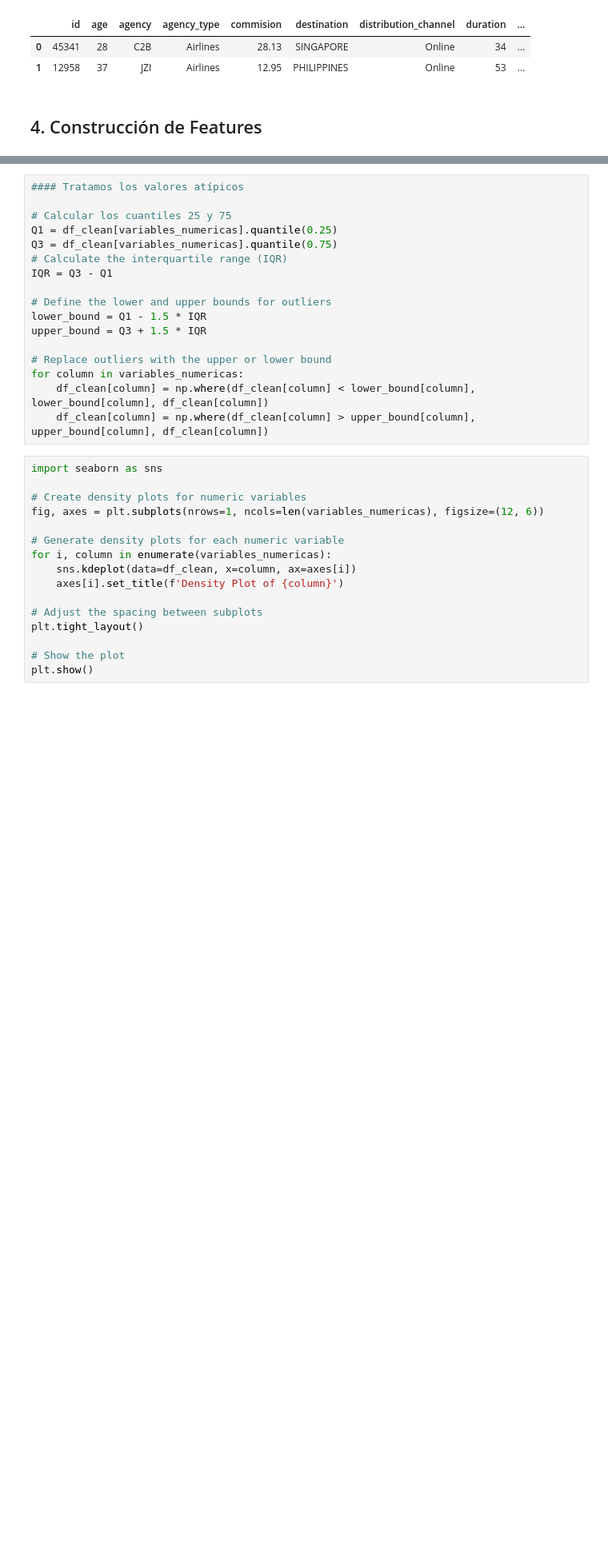
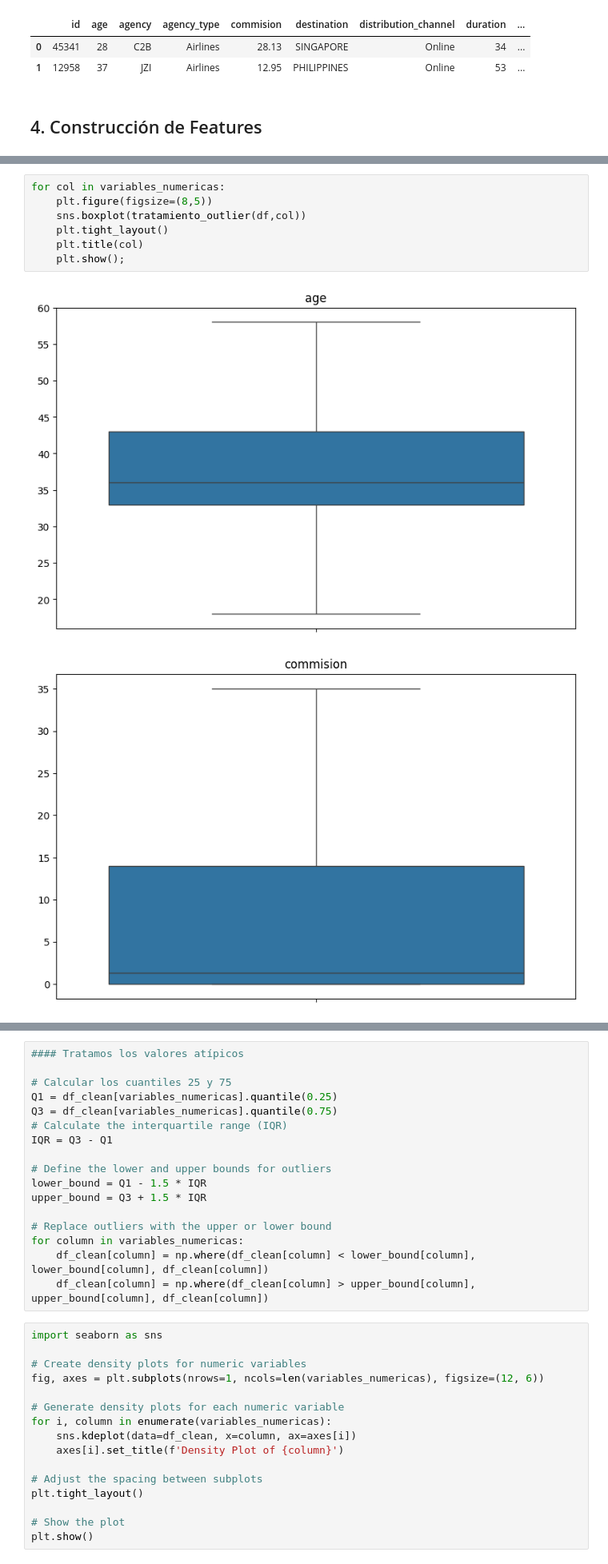
Before and after one commit to gdelgador/MineriaDatos, a Jupyter notebook: Actividad1.ipynb, the cells around one changed output, grey strips where cells are left out. Shown at 80% size. Drawn from its saved outputs; the diff is of its cells as text; blank space fills up the shorter version.

```diff
--- a/Actividad1.ipynb
+++ b/Actividad1.ipynb
@@ -380,0 +413,10 @@ df_clean.head(2)
+# %%
+for col in variables_numericas:
+    plt.figure(figsize=(8,5))
+    sns.boxplot(tratamiento_outlier(df,col))
+    plt.tight_layout()
+    plt.title(col)
+    plt.show();
+# %% [output]
+[figure, added]
+[figure, added]
```
Also changed, not shown: parts of 5 cells of this notebook.
